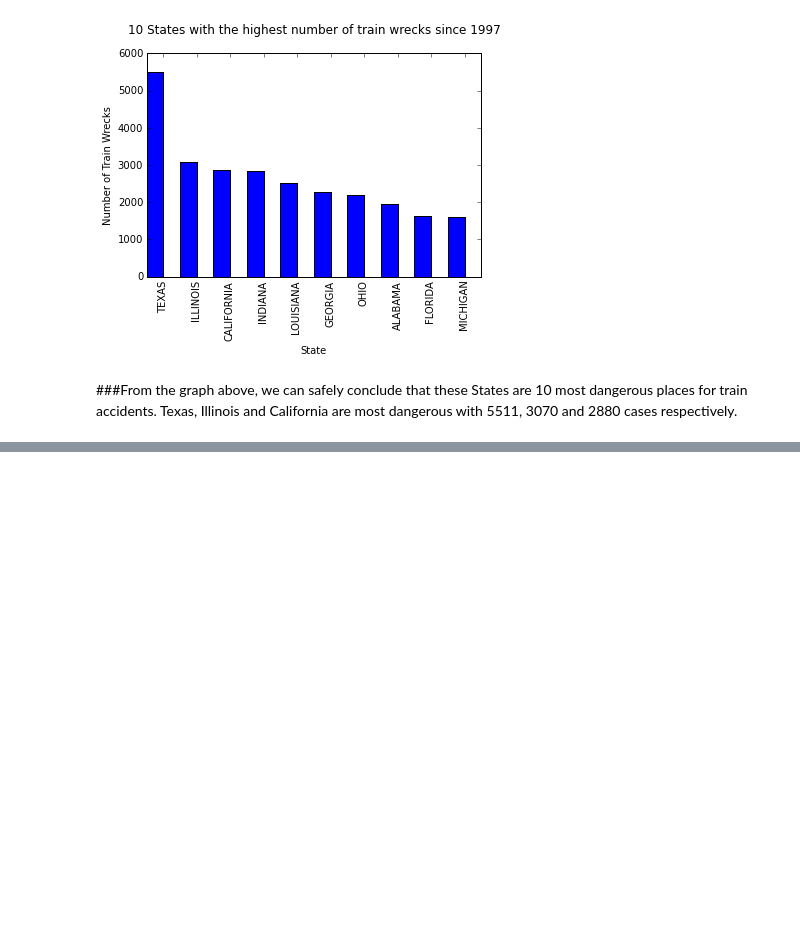
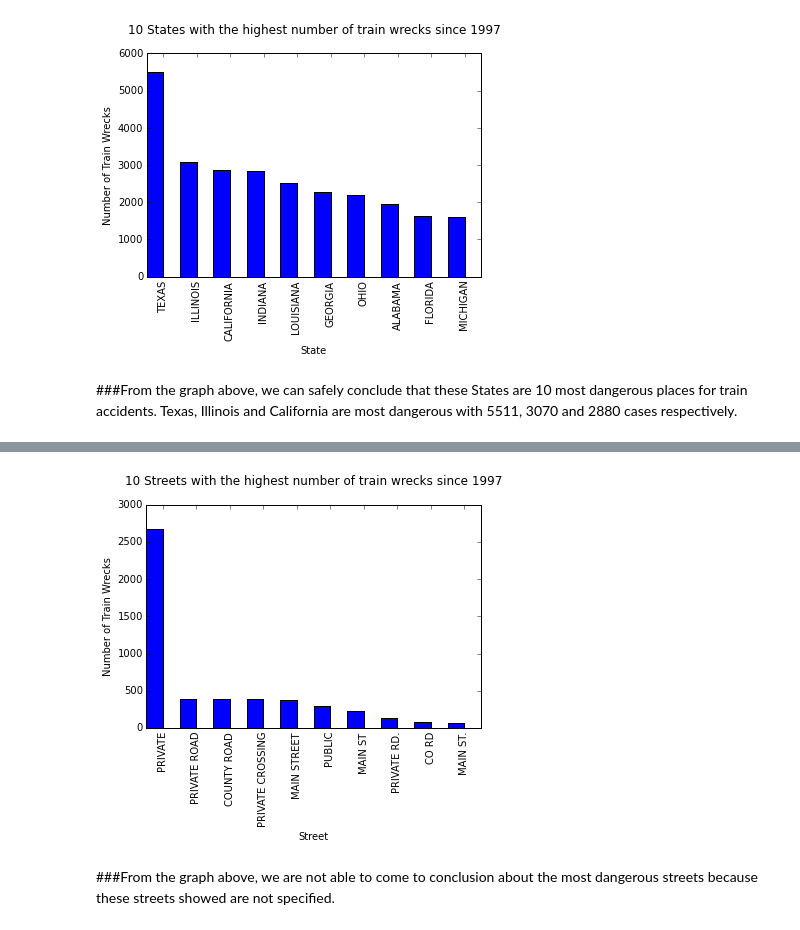
Before and after one commit to longnguyen0708/TrainWreckAnalysis, a Jupyter notebook: TrainWreckAnalysis.ipynb, the cells around one changed output, grey strips where cells are left out. Drawn from its saved outputs; the diff is of its cells as text; code cells hidden in the pictures; blank space fills up the shorter version.

```diff
--- a/TrainWreckAnalysis.ipynb
+++ b/TrainWreckAnalysis.ipynb
@@ -256,0 +259,2 @@ plt.show()
+# %%
+twStreetCountByKey = twParse.map(lambda x : (str(x[2]), 1))
@@ -256,0 +265,2 @@ plt.show()
+# %%
+twStreetAddByKey = twStreetCountByKey.reduceByKey(lambda v1,v2 : (v1+v2)).sortByKey()
@@ -256,0 +287,7 @@ plt.show()
+# %%
+acdsTop10=[]
+streetsTop10=[]
+for pair in twStreetAddByKey.map(lambda (x,y) : (y,x)).top(10):
+    acdsTop10.append(pair[0])
+    streetsTop10.append(pair[1])
+    print "Street %s had %d train wreck cases" % (pair[1],pair[0])
@@ -256,0 +305,20 @@ plt.show()
+# %%
+%matplotlib inline
+import numpy as np
+import matplotlib.pyplot as plt
+
+N = 10
+index = np.arange(N)
+bar_width = 0.5
+
+plt.bar(index, acdsTop10, bar_width,
+                 color='b')
+plt.xlabel('Street')
+plt.ylabel('Number of Train Wrecks')
+plt.title('10 Streets with the highest number of train wrecks since 1997\n')
+plt.xticks(index + bar_width, streetsTop10, rotation=90)
+plt.show()
+# %% [output]
+[figure, added]
+# %% [markdown]
+###From the graph above, we are not able to come to conclusion about the most dangerous streets because these streets showed are not specified.
```
Also changed, not shown: parts of 7 cells of this notebook.
